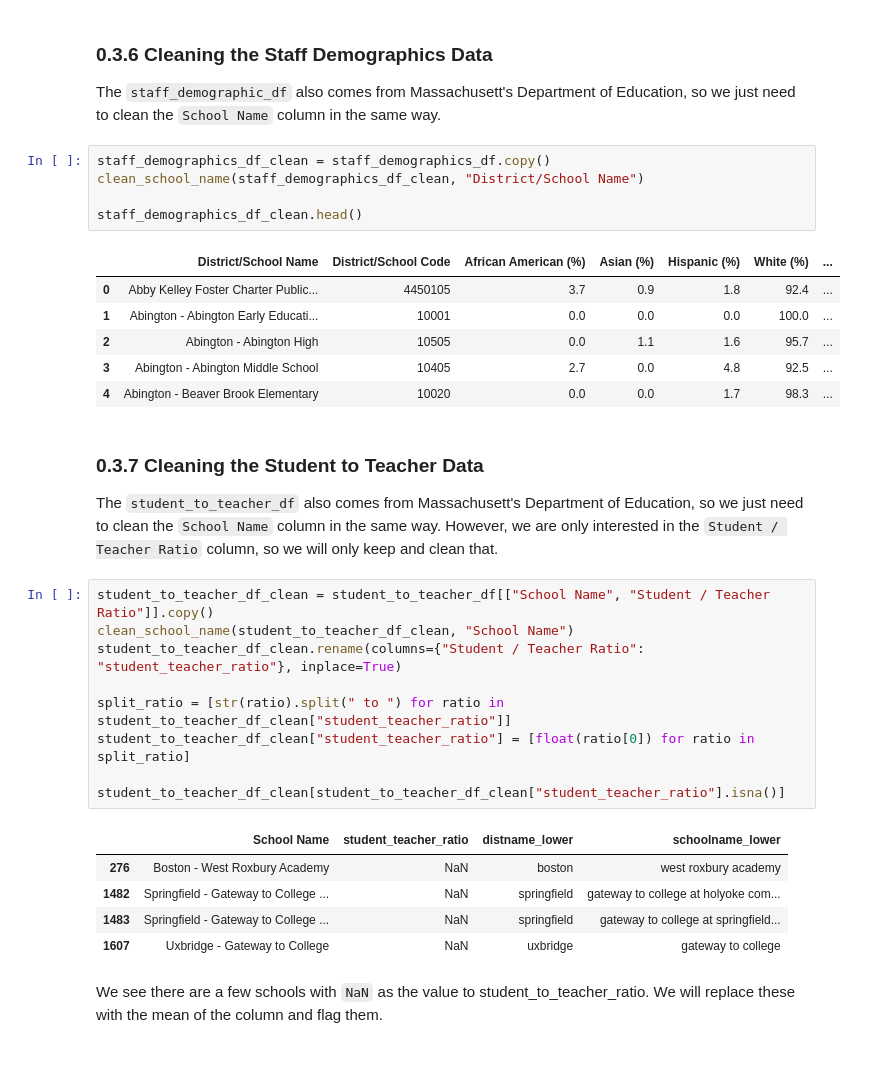
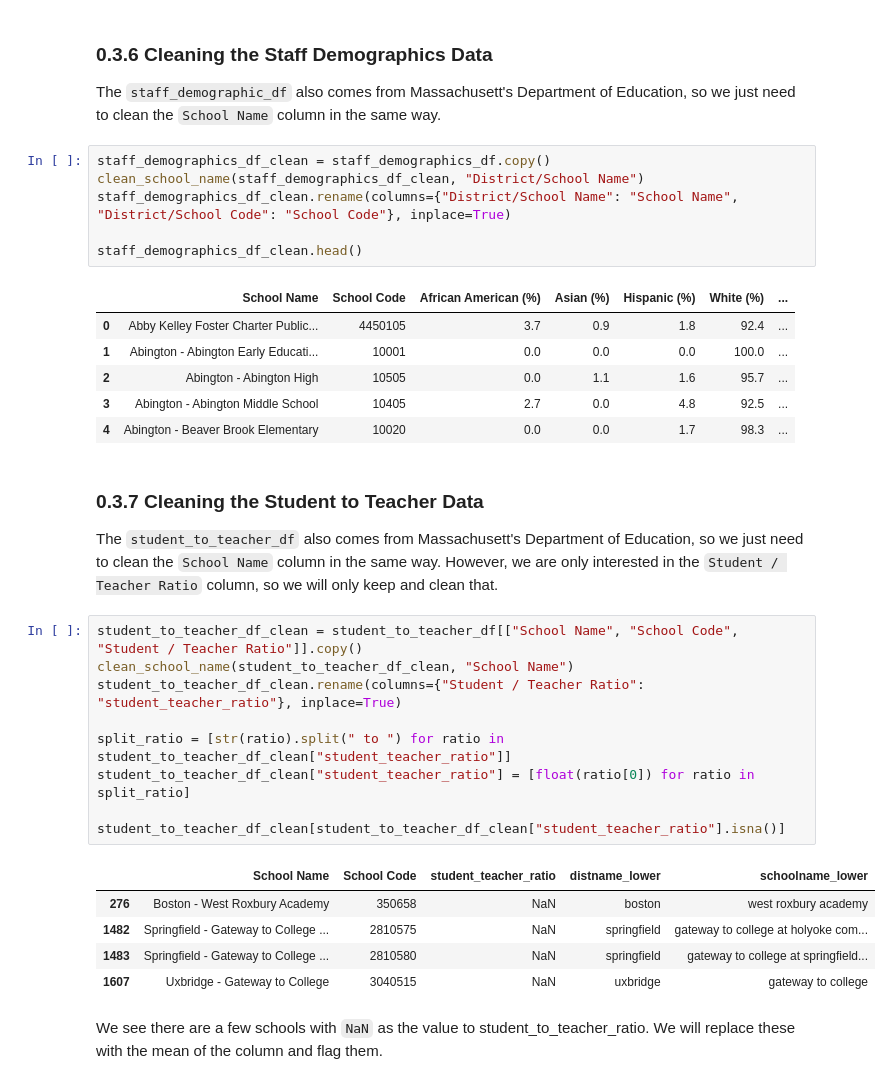
Before and after one commit to alexcraig043/qss-20-final-project, a Jupyter notebook: src/code/main.ipynb, the cells around one changed output. Saved outputs shown, nothing was run; the diff lists cells and outputs as text.

```diff
--- a/src/code/main.ipynb
+++ b/src/code/main.ipynb
@@ -318,10 +318,11 @@ The `staff_demographic_df` also comes from Massachusett's Department of Educatio
 # %%
 staff_demographics_df_clean = staff_demographics_df.copy()
 clean_school_name(staff_demographics_df_clean, "District/School Name")
+staff_demographics_df_clean.rename(columns={"District/School Name": "School Name", "District/School Code": "School Code"}, inplace=True)
 
 staff_demographics_df_clean.head()
 # %% [output]
-|  | District/School Name | District/School Code | African American (%) | Asian (%) | Hispanic (%) | White (%) | ... |
+|  | School Name | School Code | African American (%) | Asian (%) | Hispanic (%) | White (%) | ... |
 | 0 | Abby Kelley Foster Charter Public... | 4450105 | 3.7 | 0.9 | 1.8 | 92.4 | ... |
 | 1 | Abington - Abington Early Educati... | 10001 | 0.0 | 0.0 | 0.0 | 100.0 | ... |
 | 2 | Abington - Abington High | 10505 | 0.0 | 1.1 | 1.6 | 95.7 | ... |
@@ -331,20 +332,20 @@ staff_demographics_df_clean.head()
 ### 0.3.7 Cleaning the Student to Teacher Data
 The `student_to_teacher_df` also comes from Massachusett's Department of Education, so we just need to clean the `School Name` column in the same way. However, we are only interested in the `Student / Teacher Ratio` column, so we will only keep and clean that.
 # %%
-student_to_teacher_df_clean = student_to_teacher_df[["School Name", "Student / Teacher Ratio"]].copy()
+student_to_teacher_df_clean = student_to_teacher_df[["School Name", "School Code", "Student / Teacher Ratio"]].copy()
 clean_school_name(student_to_teacher_df_clean, "School Name")
 student_to_teacher_df_clean.rename(columns={"Student / Teacher Ratio": "student_teacher_ratio"}, inplace=True)
 
 split_ratio = [str(ratio).split(" to ") for ratio in student_to_teacher_df_clean["student_teacher_ratio"]]
 student_to_teacher_df_clean["student_teacher_ratio"] = [float(ratio[0]) for ratio in split_ratio]
 
 student_to_teacher_df_clean[student_to_teacher_df_clean["student_teacher_ratio"].isna()]
 # %% [output]
-|  | School Name | student_teacher_ratio | distname_lower | schoolname_lower |
-| 276 | Boston - West Roxbury Academy | NaN | boston | west roxbury academy |
-| 1482 | Springfield - Gateway to College ... | NaN | springfield | gateway to college at holyoke com... |
-| 1483 | Springfield - Gateway to College ... | NaN | springfield | gateway to college at springfield... |
-| 1607 | Uxbridge - Gateway to College | NaN | uxbridge | gateway to college |
+|  | School Name | School Code | student_teacher_ratio | distname_lower | schoolname_lower |
+| 276 | Boston - West Roxbury Academy | 350658 | NaN | boston | west roxbury academy |
+| 1482 | Springfield - Gateway to College ... | 2810575 | NaN | springfield | gateway to college at holyoke com... |
+| 1483 | Springfield - Gateway to College ... | 2810580 | NaN | springfield | gateway to college at springfield... |
+| 1607 | Uxbridge - Gateway to College | 3040515 | NaN | uxbridge | gateway to college |
 # %% [markdown]
 We see there are a few schools with `NaN` as the value to student_to_teacher_ratio. We will replace these with the mean of the column and flag them.
 # %%
```
Also changed, not shown: parts of 27 cells of this notebook, 4 other files.
